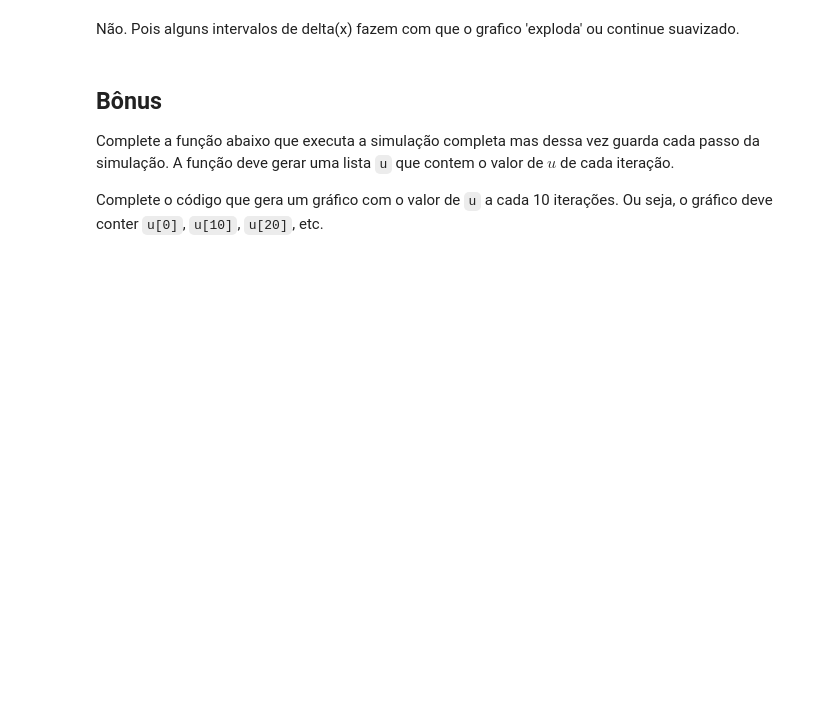
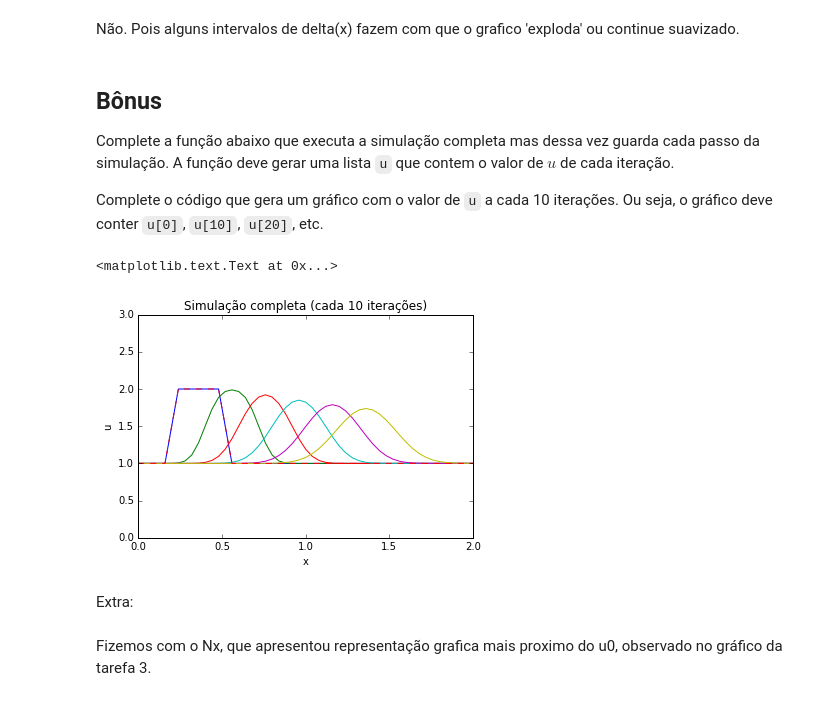
Before and after one commit to mat-esp-2016/diferencas-finitas-conveccao-jjrg, a Jupyter notebook: df-conveccao.ipynb, the cells around one changed output. Saved outputs shown, nothing was run; the diff lists cells and outputs as text; code cells hidden in the pictures; blank space fills up the shorter version.

```diff
--- a/df-conveccao.ipynb
+++ b/df-conveccao.ipynb
@@ -138,18 +138,36 @@ Não. Pois alguns intervalos de delta(x) fazem com que o grafico 'exploda' ou co
 Complete a função abaixo que executa a simulação completa mas dessa vez guarda cada passo da simulação. A função deve gerar uma lista `u` que contem o valor de $u$ de cada iteração.
 
 Complete o código que gera um gráfico com o valor de `u` a cada 10 iterações. Ou seja, o gráfico deve conter `u[0]`, `u[10]`, `u[20]`, etc.
-# %%
-def simula_grava(tamanho, Nx, duração, Nt, velocidade):
-    """
-    Executa uma simulação completa da equação de convecção
-    utilizando diferenças finitas e grava cada iteração.
-
-    1. Cria o domínio e a condição inicial
-    2. Executa Nt passos no tempo
-    3. Retorna o domínio (x) e uma lista (u) com o resultado
-       de cada passo no tempo (incluindo o u0).
-    """
-
-    return x, u
+# %%
+def simula_grava(tamanho, Nx, duração, Nt, velocidade): #usamos as funçoes já informadas pelo professor
+    x, dx, dt = cria_dominios(tamanho, Nx, duração, Nt)
+    u0 = cria_cond_inicial(x)
+    u_passado = u0 #consideramos u_passado começando da condição inicial
+    u=[] #criamos uma lista vazia para receber nosso resultado
+    for j in range(Nt): #usamos o for para variar no tempo
+        u_futuro = passo_no_tempo(u_passado, dx, dt, velocidade)
+        #usamos uma função definida em uma das tarefas anteriores
+        u_passado = u_futuro
+        #essa igualdade serve para que o proximo u_futuro seja de acordo com o u definido pela função passo_tempo
+        u.append(u_futuro) #salvamos os resultados na lista definida anteriormente
+    return x, u
 # %%
 x, u = simula_grava(tamanho=2, Nx=51, duração=1, Nt=51, velocidade=1)
+# %%
+plt.figure() #criamos uma figura vazia para receber os graficos
+for i in range(0,len(u),10):
+#usamos o for, range e len para plotar somente as funçoes que queriamos.
+#Começando do elemnto de indice 0 e pecorrrendo todos os elementos de u, de 10 em 10.
+    plt.plot(x,u[i])
+plt.plot(x,u[0], '--r')
+plt.xlabel('x')
+plt.ylabel('u')
+plt.ylim(0, 3)
+plt.title('Simulação completa (cada 10 iterações)')
+# %% [output]
+<matplotlib.text.Text at 0x...>
+[figure, added]
+# %% [markdown]
+Extra:
+# %% [markdown]
+Fizemos  com o Nx, que apresentou representação grafica mais proximo do u0, observado no gráfico da tarefa 3.
```
Also changed, not shown: parts of 2 cells of this notebook.
